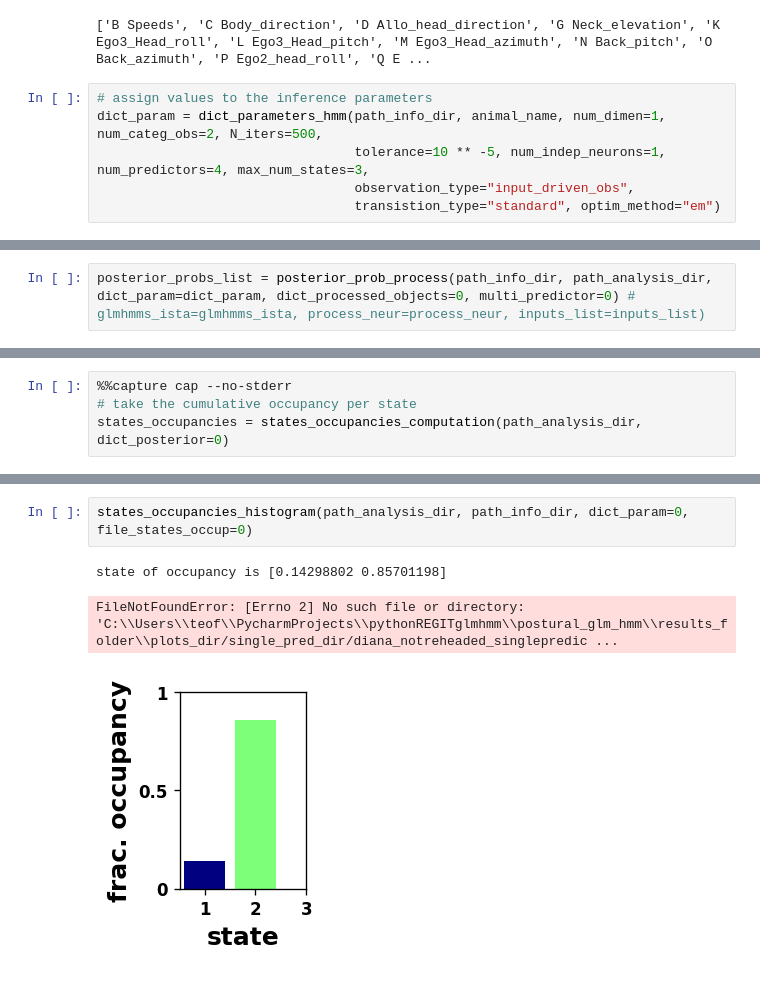
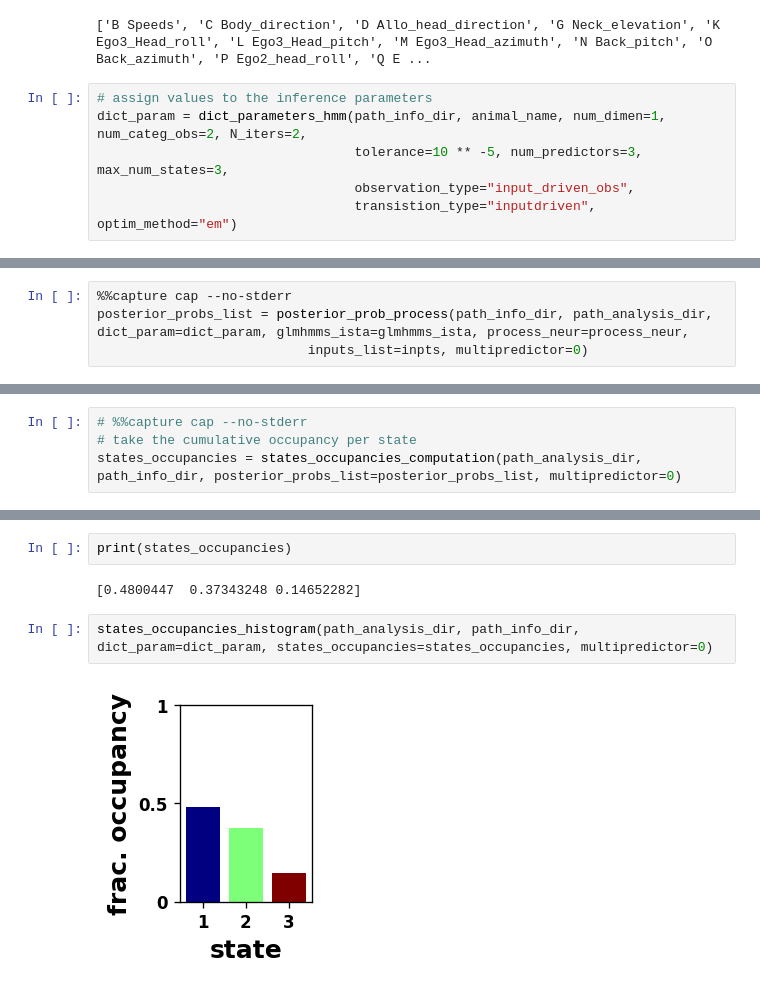
Before and after one commit to pearlsal/postural_glm_hmm, a Jupyter notebook: multi_predictor_notebook.ipynb, the cells around one changed output, grey strips where cells are left out. Cells and saved outputs as stored; diff of their text form.

```diff
--- a/multi_predictor_notebook.ipynb
+++ b/multi_predictor_notebook.ipynb
@@ -19,9 +19,9 @@ print(predictors_name_list)
 ['B Speeds', 'C Body_direction', 'D Allo_head_direction', 'G Neck_elevation', 'K Ego3_Head_roll', 'L Ego3_Head_pitch', 'M Ego3_Head_azimuth', 'N Back_pitch', 'O Back_azimuth', 'P Ego2_head_roll', 'Q E ...
 # %%
 # assign values to the inference parameters
-dict_param = dict_parameters_hmm(path_info_dir, animal_name, num_dimen=1, num_categ_obs=2, N_iters=500,
-                                 tolerance=10 ** -5, num_indep_neurons=1, num_predictors=4, max_num_states=3,
+dict_param = dict_parameters_hmm(path_info_dir, animal_name, num_dimen=1, num_categ_obs=2, N_iters=2,
+                                 tolerance=10 ** -5, num_predictors=3, max_num_states=3,
                                  observation_type="input_driven_obs",
-                                 transistion_type="standard", optim_method="em")
+                                 transistion_type="inputdriven", optim_method="em")
 # %%
 cells_index, tot_time = cells_selection_manual(path_info_dir, data_continous_ratemaps, data_binned_glm, dict_param, 'cells_selection.csv')
@@ -57,2 +62,4 @@ The total time for the inference is 189.14183449745178
 # %%
-posterior_probs_list = posterior_prob_process(path_info_dir, path_analysis_dir, dict_param=dict_param, dict_processed_objects=0, multi_predictor=0) # glmhmms_ista=glmhmms_ista, process_neur=process_neur, inputs_list=inputs_list)
+%%capture cap --no-stderr
+posterior_probs_list = posterior_prob_process(path_info_dir, path_analysis_dir, dict_param=dict_param, glmhmms_ista=glmhmms_ista, process_neur=process_neur,
+                           inputs_list=inpts, multipredictor=0)
@@ -68,4 +83,4 @@ Total computation time for posterior probability is 0.20026755332946777
 # %%
-%%capture cap --no-stderr
+# %%capture cap --no-stderr
 # take the cumulative occupancy per state
-states_occupancies = states_occupancies_computation(path_analysis_dir, dict_posterior=0)
+states_occupancies = states_occupancies_computation(path_analysis_dir, path_info_dir, posterior_probs_list=posterior_probs_list, multipredictor=0)
@@ -72,7 +102,9 @@ states_occupancies = states_occupancies_computation(path_analysis_dir, dict_post
+# %%
+print(states_occupancies)
+# %% [output]
+[0.4800447  0.37343248 0.14652282]
 # %%
-states_occupancies_histogram(path_analysis_dir, path_info_dir, dict_param=0, file_states_occup=0)
+states_occupancies_histogram(path_analysis_dir, path_info_dir, dict_param=dict_param, states_occupancies=states_occupancies, multipredictor=0)
 # %% [output]
-state of occupancy is [0.14298802 0.85701198]
-FileNotFoundError: [Errno 2] No such file or directory: 'C:\\Users\\teof\\PycharmProjects\\pythonREGITglmhmm\\postural_glm_hmm\\results_folder\\plots_dir/single_pred_dir/diana_notreheaded_singlepredic ...
-[figure, old version]
+[figure, new version]
 # %%
```
Also changed, not shown: parts of 9 cells of this notebook, 18 other files.
